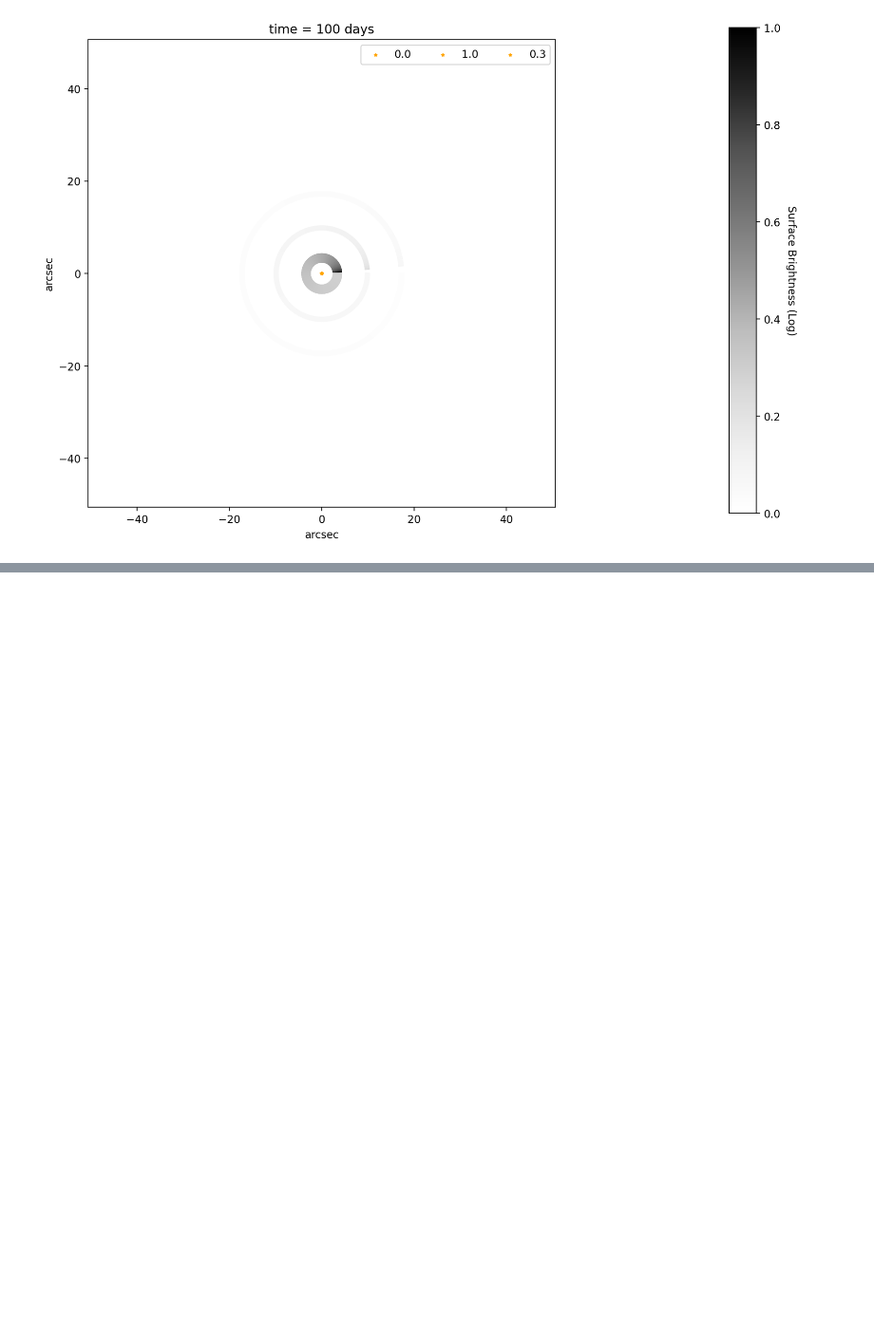
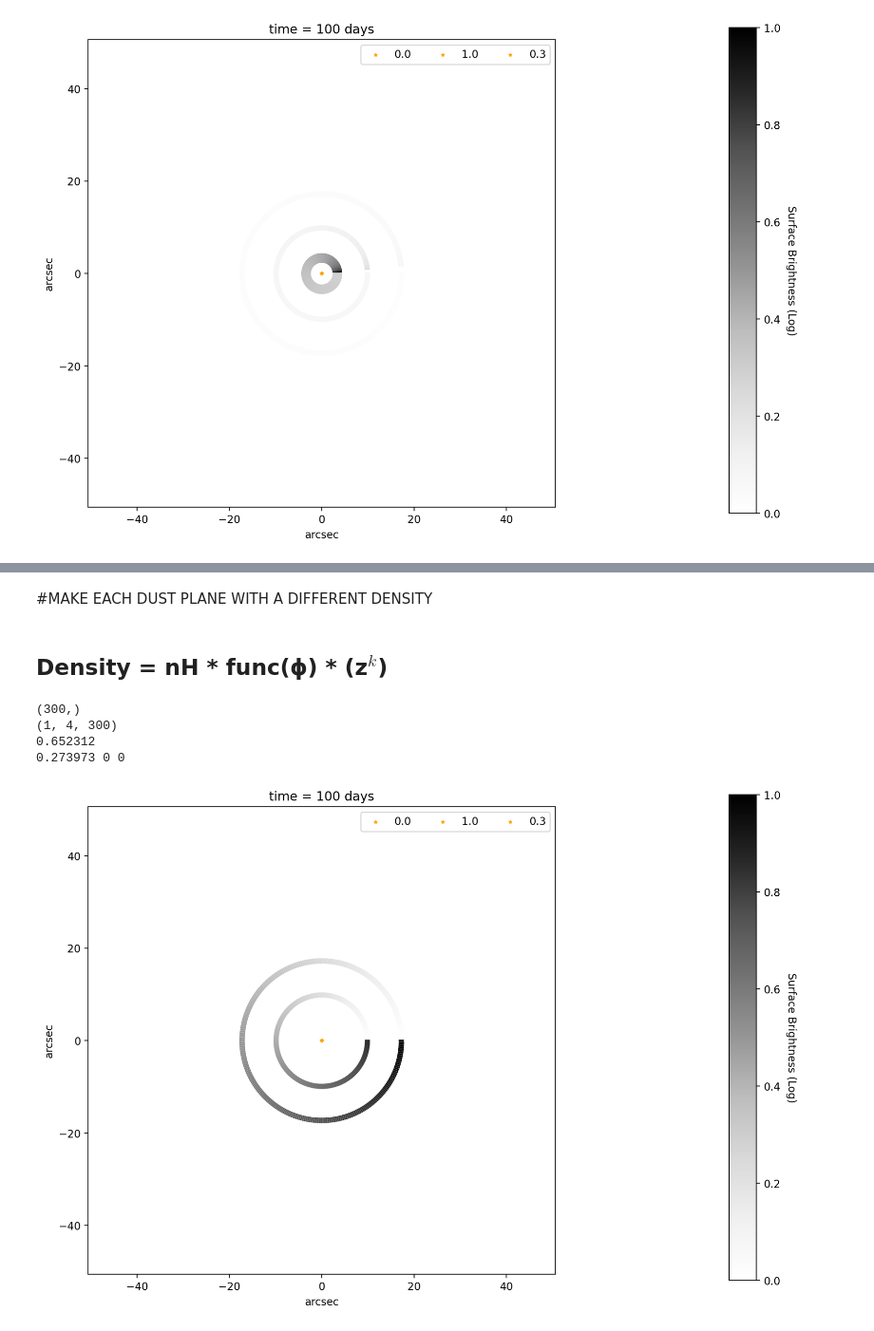
Before and after one commit to taceroc/light_echo_modeling, a Jupyter notebook: LE_pw_density_func.ipynb, the cells around one changed output, grey strips where cells are left out. Shown at 95% size. Drawn from its saved outputs; the diff is of its cells as text; code cells hidden in the pictures; blank space fills up the shorter version.

```diff
--- a/LE_pw_density_func.ipynb
+++ b/LE_pw_density_func.ipynb
@@ -1416,6 +1417,7 @@ def final_plot(delta_t, phi_min = 0, phi_max = 2 * np.pi, size_phi = 500, func =
 
   return surface, Nd
 # %%
-surface, Nd = final_plot(100, phi_min = 0, phi_max = 2 * np.pi, size_phi = 300, func = np.cos, k = 0.2)
+surface, Nd = final_plot(100, phi_min = 0, phi_max = 2 * np.pi, size_phi = 300, func = np.cos, k = 0.2, density_func = nh_phi_plus_x_dependence,
+                         surface_func = surface_brightness_plane_x)
 # %% [output]
 (300,)
@@ -1425,3 +1447,8 @@ surface, Nd = final_plot(100, phi_min = 0, phi_max = 2 * np.pi, size_phi = 300,
+# %% [markdown]
+
+#MAKE EACH DUST PLANE WITH A DIFFERENT DENSITY
+# %% [markdown]
+## Density = nH * func(ɸ) * (z$^k$)
 # %%
 def nh_phi_plus_z_dependence(params, z, k = 1, n_h = n):
   """
@@ -1436,10 +1463,10 @@ def nh_phi_plus_z_dependence(params, z, k = 1, n_h = n):
   """
 
   nh = n_h * params * (z ** k)
-  nh = np.nan_to_num(nh, nan = 0)
+  nh = np.nan_to_num(nh, nan = np.inf)
   return nh
 # %%
-def surface_brightness_plane(Deltat_y, z0ly, dz0, func, phi):
+def surface_brightness_plane_z(Deltat_y, z0ly, dz0, func, phi, density_func):
   """
     Arguments
         Deltat_y: time when the snap of the LE is taken by observer, in year
@@ -1457,13 +1484,13 @@ def surface_brightness_plane(Deltat_y, z0ly, dz0, func, phi):
     ct = time * c
     for i, z in enumerate(z0ly):
       if isinstance(func, (int, float)):
-        Nd = np.array([nh_phi_plus_z_dependence(func * phi, z, k)]).reshape(1, len(phi))
+        Nd = np.array([density_func(func * phi, np.abs(z), k)]).reshape(1, len(phi))
       elif callable(func):
-        Nd = np.array([nh_phi_plus_z_dependence(func(phi), z, k)]).reshape(1, len(phi))
+        Nd = np.array([density_func(func(phi), np.abs(z), k)]).reshape(1, len(phi))
       if z < 0:
         # print(z)
         ti = (-2 * z)/(c * (1 + a**2))
-        # print(ti)
+        print(ti)
         if time >= ti:
           # print(z)
           r_le = np.sqrt(2 * z * ct + (ct)**2 * (1 + a**2) )
@@ -1476,14 +1503,17 @@ def surface_brightness_plane(Deltat_y, z0ly, dz0, func, phi):
           # print(len(x), len(theta))
           surface[j, i, :] = Ir * Nd * dz0 / ( 4 * np.pi * r * rhodrho)
         elif time < ti:
+          print(time, j, i)
           surface[j, i, :] = Ir * np.zeros(len(phi))
+          # print((surface[j, i, :]))
       elif z >= 0:
         ti = 0
         if time >= 0:
+          # print(j, i)
           r_le = np.sqrt(2 * z * ct + (ct)**2 * (1 + a**2))
           # print((ct / c) / dtoy)
           x = r_le * np.cos(phi) - a * ct
-          # print(x)
+          # print(x, np.cos(phi))
           # -- distance source - dust
           r = z - a * x + ct
           # print(r)
@@ -1491,13 +1521,25 @@ def surface_brightness_plane(Deltat_y, z0ly, dz0, func, phi):
           rhodrho  = 0.5 * (dz0 - a * x + c * dt0)
           # print(rhodrho)
           surface[j, i, :] = Ir * Nd * dz0 / ( 4 * np.pi * r * rhodrho)
-          # print(j, i, surface[j, i, :])
+          # print(j, i, Nd, surface[j, i, :])
 
 
   surface = surface.reshape(len(Deltat), len(z0ly), max(Nd.shape))
+  # print((surface[0, 3, :]))
+
   # print(surface.shape)
 
   # surface_norm = (mean - np.nanmin(mean)) / (np.nanmax(mean) - np.nanmin(mean))
   # surface_norm = np.array(surface_norm).reshape(len(Deltat),len(z0ly), max(Nd.shape))
 
   return surface
+# %%
+surface, Nd = final_plot(100, phi_min = 0, phi_max = 2 * np.pi, size_phi = 300, func = 1, k = 1, density_func = nh_phi_plus_z_dependence,
+                         surface_func = surface_brightness_plane_z)
+# when func is cos or sin, the density is negative at somes phis
+# %% [output]
+(300,)
+(1, 4, 300)
+0.652312
+0.273973 0 0
+[figure, added]
```
Also changed, not shown: parts of 13 cells of this notebook.
